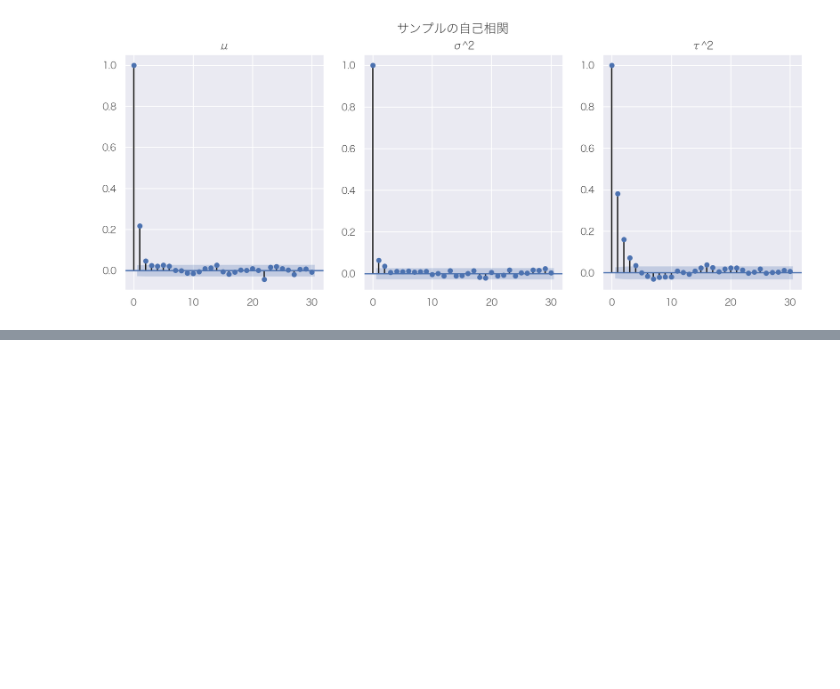
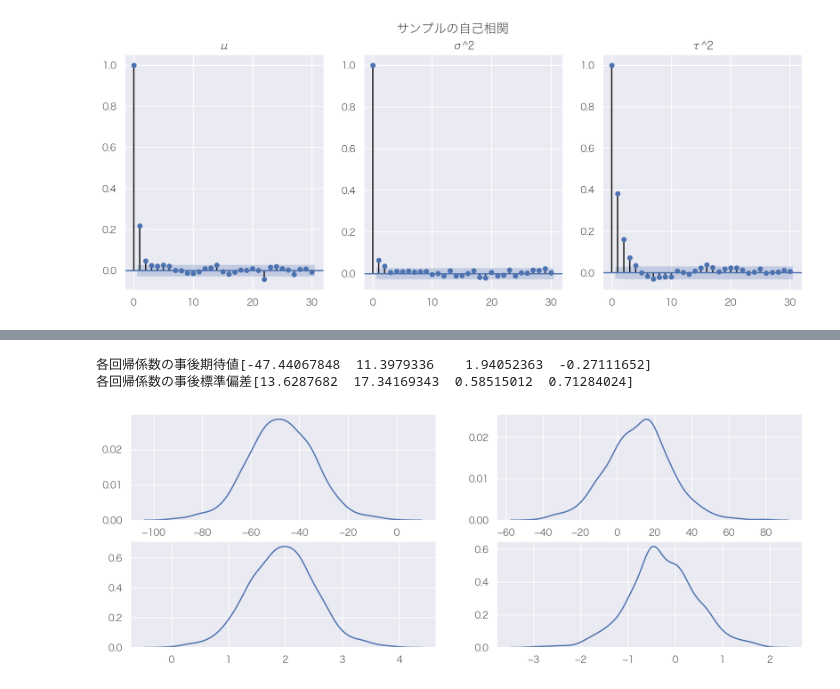
Before and after one commit to kosekitau/Statistics, a Jupyter notebook: notebook/A_First_Course_in_Bayesian_Statistical_Methods.ipynb, the cells around one changed output, grey strips where cells are left out. Cells and saved outputs as stored; diff of their text form; code cells hidden in the pictures; blank space fills up the shorter version.

```diff
--- a/notebook/A_First_Course_in_Bayesian_Statistical_Methods.ipynb
+++ b/notebook/A_First_Course_in_Bayesian_Statistical_Methods.ipynb
@@ -558,0 +563,35 @@ plt.show()
+# %%
+uptake = np.array([-0.87, -10.74, -3.27, -1.97, 7.5, -7.25, 17.05, 4.96,
+10.4, 11.05, 0.26, 2.51, 1, 1, 1, 1, 1, 1, 1, 1, 1, 1, 1, 1,
+0, 0, 0, 0, 0, 0, 1, 1, 1, 1, 1, 1, 23, 22, 22, 25, 27, 20, 31,
+23, 27, 28, 22, 24, 0, 0, 0, 0, 0, 0, 31, 23, 27, 28, 22, 24]).reshape(5, -1).T
+
+y = uptake[:, 0]
+X = uptake[:, 1:]
+S = 1000
+g, nu0, s20 = len(y), 1, 8.54
+n, p = len(y), X.shape[1]
+Hg = (g/(g+1)) * X @ np.linalg.inv(X.T@X) @ X.T # βの事前平均
+SSRg = y.T @ (np.eye(n) - Hg) @ y # 1/σの事後分布のパラメータに必要
+s2 = 1 / gamma.rvs(a=(nu0+n)/2, scale=2/(nu0*s20+SSRg), size=S) # 1/σを生成
+Vb = g * np.linalg.inv(X.T@X) / (g+1) # βの事後分散の一部
+Eb = Vb@X.T@y
+E = np.array([norm.rvs(loc=0, scale=np.sqrt(s2)) for _ in range(p)]).T
+#E = np.array([E*p]).reshape(p, -1).T
+beta = ((E@np.linalg.cholesky(Vb).T).T + Eb.reshape(-1, 1)).T
+# %%
+fig = plt.figure(figsize=(14, 5), dpi=180)
+ax1 = fig.add_subplot(221)
+sns.kdeplot(beta[:, 0], ax=ax1)
+ax2 = fig.add_subplot(222)
+sns.kdeplot(beta[:, 1], ax=ax2)
+ax3 = fig.add_subplot(223)
+sns.kdeplot(beta[:, 2], ax=ax3);
+ax4 = fig.add_subplot(224)
+sns.kdeplot(beta[:, 3], ax=ax4);
+print(f"各回帰係数の事後期待値{beta.mean(axis=0)}")
+print(f"各回帰係数の事後標準偏差{beta.std(axis=0)}")
+# %% [output]
+各回帰係数の事後期待値[-47.44067848  11.3979336    1.94052363  -0.27111652]
+各回帰係数の事後標準偏差[13.6287682  17.34169343  0.58515012  0.71284024]
+[figure, added]
```
Also changed, not shown: parts of 1 cell of this notebook.
